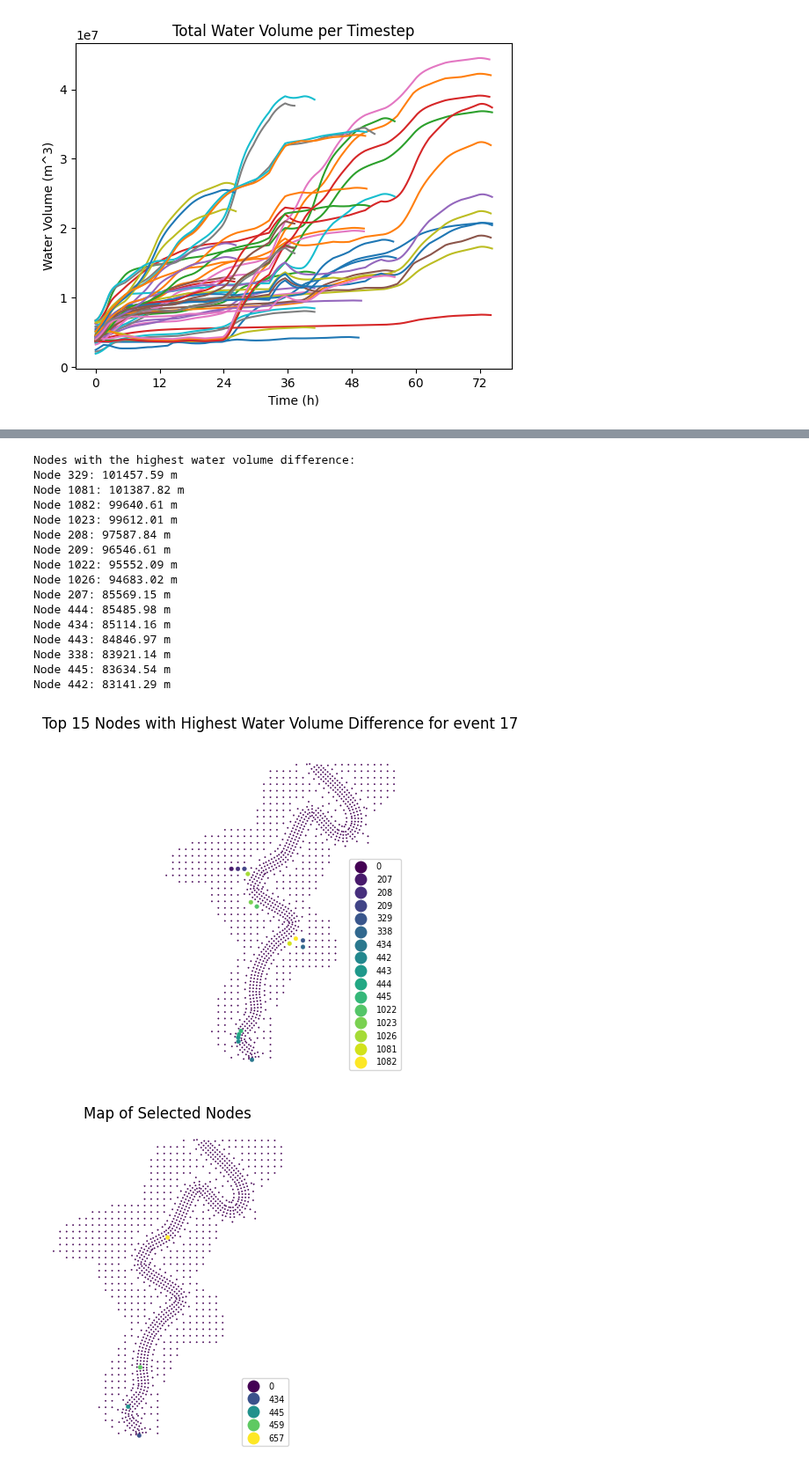
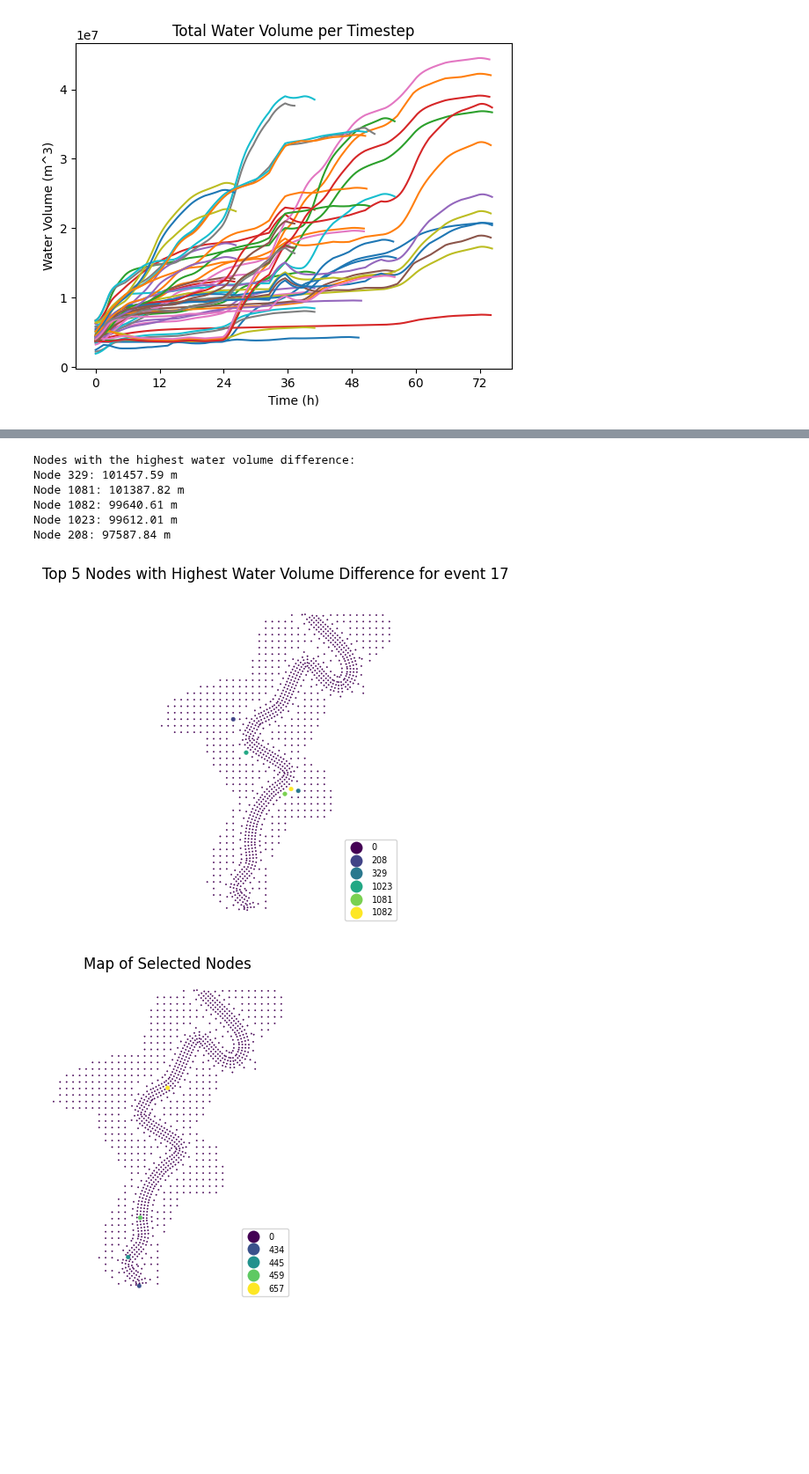
Before and after one commit to acostacos/dual_flood_gnn, a Jupyter notebook: eda.ipynb, the cells around one changed output, grey strips where cells are left out. Shown at 88% size. Drawn from its saved outputs; the diff is of its cells as text; code cells hidden in the pictures; blank space fills up the shorter version.

```diff
--- a/eda.ipynb
+++ b/eda.ipynb
@@ -171,45 +172,35 @@ def plot_cell_map(node_df: gpd.GeoDataFrame, value: np.ndarray=None, cmap=None):
             'legend_kwds': {
                 'loc': 'lower right',
                 'fontsize': 'x-small',
             },
         })
 
     node_df.plot(**shared_plot_kwargs)
     plt.axis('off')
 
 EVENT_IDX = 0  # Change this to the desired event index
-k = 15  # Number of top nodes to retrieve
+k = 5  # Number of top nodes to retrieve
 
 top_k_diff_idx, top_k_wd_diff = get_highest_diff_water_volume_nodes(dataset, EVENT_IDX, k=k)
 print('Nodes with the highest water volume difference:')
 for idx, wd in zip(top_k_diff_idx, top_k_wd_diff):
     print(f"Node {idx}: {wd:.2f} m")
 
 node_df = get_node_df(dataset)
 highlight = np.zeros(len(node_df), dtype=object)
 highlight[top_k_diff_idx] = top_k_diff_idx
 
 plot_cell_map(node_df, value=highlight, cmap='viridis')
 plt.title(f'Top {k} Nodes with Highest Water Volume Difference for event {dataset.hec_ras_run_ids[EVENT_IDX]}')
 plt.show()
 # %% [output]
 Nodes with the highest water volume difference:
 Node 329: 101457.59 m
 Node 1081: 101387.82 m
 Node 1082: 99640.61 m
 Node 1023: 99612.01 m
 Node 208: 97587.84 m
-Node 209: 96546.61 m
-Node 1022: 95552.09 m
-Node 1026: 94683.02 m
-Node 207: 85569.15 m
-Node 444: 85485.98 m
-Node 434: 85114.16 m
-Node 443: 84846.97 m
-Node 338: 83921.14 m
-Node 445: 83634.54 m
-Node 442: 83141.29 m
-[figure, old version]
+[figure, new version]
 # %%
 highlight_node_idx = [445, 657, 459, 434]
 highlight = np.zeros(len(node_df), dtype=object)
```
Also changed, not shown: parts of 8 cells of this notebook, 1 other file.
